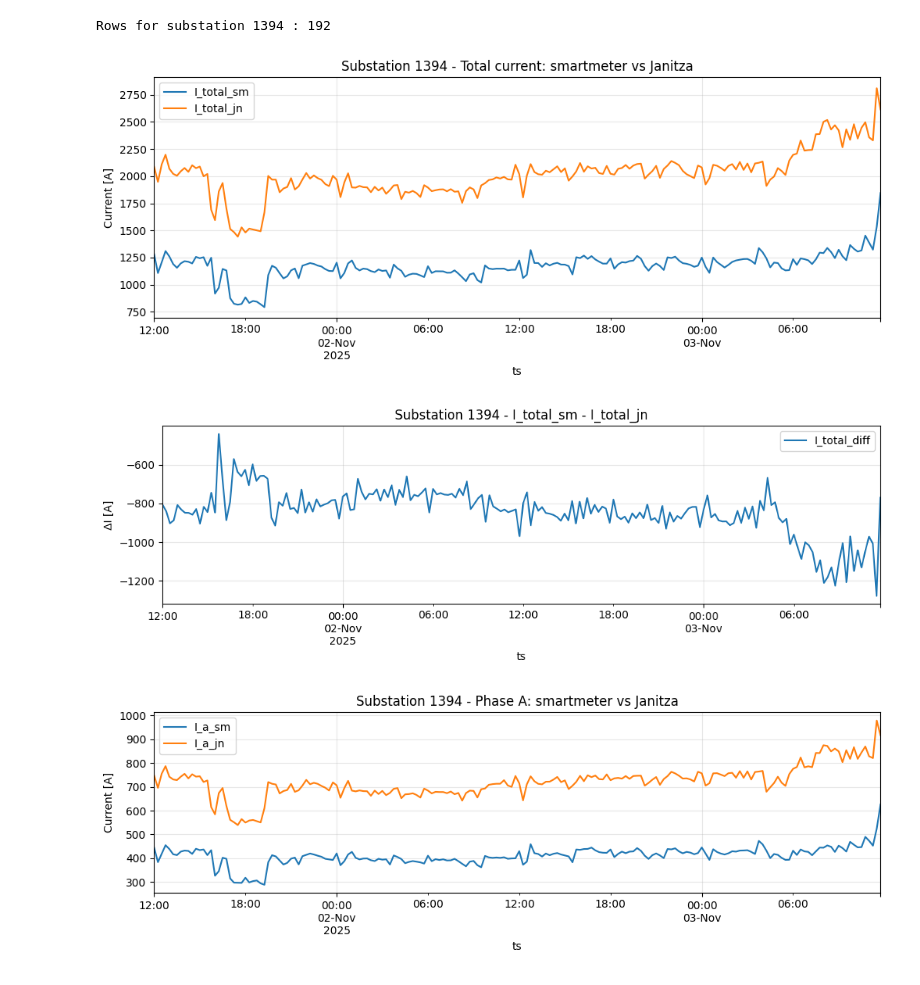
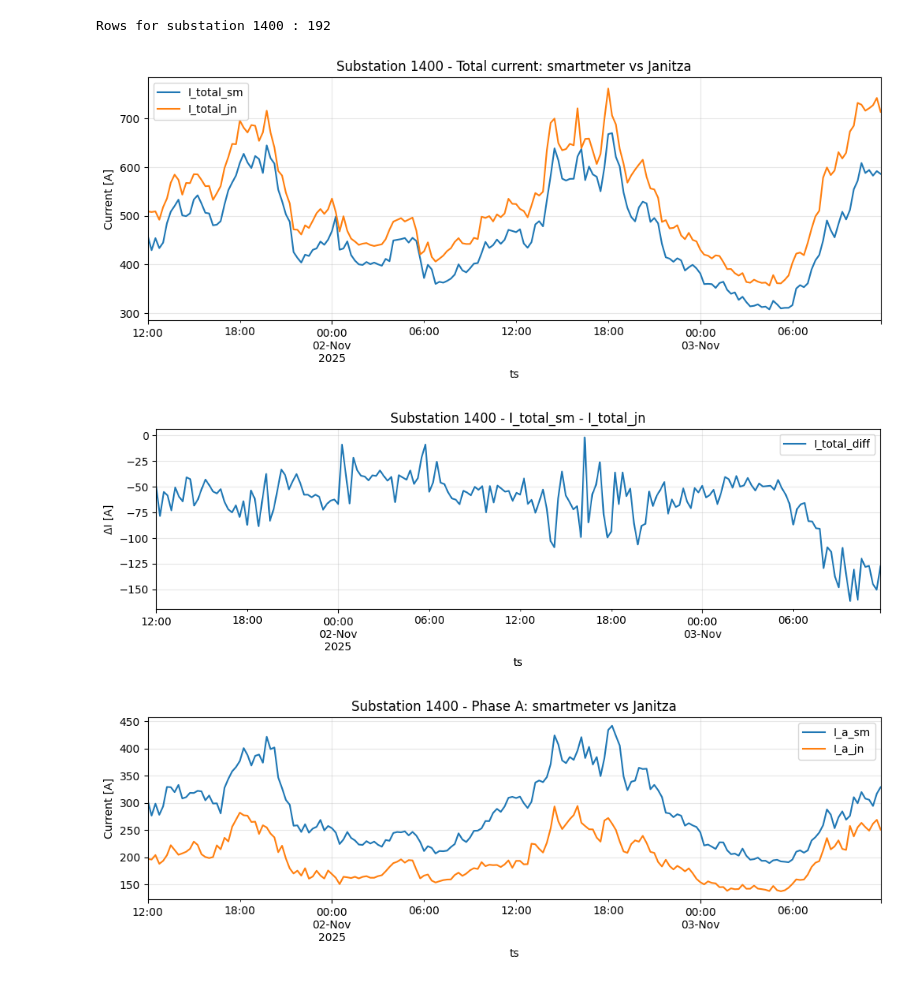
Before and after one commit to MindisBlank/Jasonaq_thesis, a Jupyter notebook: notebooks/smartmeter_vs_janitza.ipynb, the cells around one changed output. Cells and saved outputs as stored; diff of their text form; code cells hidden in the pictures.

```diff
--- a/notebooks/smartmeter_vs_janitza.ipynb
+++ b/notebooks/smartmeter_vs_janitza.ipynb
@@ -25,14 +25,14 @@ def parse_dnr(d):
     return int(digits)
 # %%
 # Paths assuming notebook is in src/phasebalance
-sm_path = "../data/smartmeter_15min_all_from_devices_20251101_20251103.parquet"
+sm_path = "../data/smartmeter_15min_all_from_devices_20251101_20251103_test.parquet"
 jn_path = "../data/janitza_15min_all_20251101_1200_20251103_1200.parquet"
 
 df_sm = pd.read_parquet(sm_path)
 df_jn = pd.read_parquet(jn_path)
 
 # List of substations / dnr_str values you want to exclude
-exclude_dnr = ["D0006", "D1133","D1508","D1160", "D1159", "D0841", "D1329", "D1340","D1554","D0604","D0029","D1390","D1021","D1357","D0707"]  # add more here later
+exclude_dnr = ["D0006", "D1133","D1554"]  # add more here later
 
 df_jn = df_jn[~df_jn["dnr_str"].isin(exclude_dnr)].copy()
 
@@ -104,5 +104,5 @@ Merged shape: (9023, 13)
 # %%
-sub = 1394  # change this to whatever you want
+sub = 1400  # change this to whatever you want
 
 sub_df = (
     merged[merged["substation_id"] == sub]
@@ -110,37 +110,37 @@ sub_df = (
     .sort_index()
 )
 
 print("Rows for substation", sub, ":", sub_df.shape[0])
 sub_df[["I_total_sm", "I_total_jn", "I_total_diff"]].head()
 
 ax = sub_df[["I_total_sm", "I_total_jn"]].plot(
     figsize=(12, 4),
     title=f"Substation {sub} - Total current: smartmeter vs Janitza",
 )
 ax.set_ylabel("Current [A]")
 ax.grid(True, alpha=0.3)
 plt.show()
 
 ax2 = sub_df[["I_total_diff"]].plot(
     figsize=(12, 3),
     title=f"Substation {sub} - I_total_sm - I_total_jn",
 )
 ax2.set_ylabel("ΔI [A]")
 ax2.grid(True, alpha=0.3)
 plt.show()
 
 ax3 = sub_df[["I_a_sm", "I_a_jn"]].plot(
     figsize=(12, 3),
     title=f"Substation {sub} - Phase A: smartmeter vs Janitza",
 )
 ax3.set_ylabel("Current [A]")
 ax3.grid(True, alpha=0.3)
 plt.show()
 # %% [output]
-Rows for substation 1394 : 192
+Rows for substation 1400 : 192
-[figure, old version]
+[figure, new version]
-[figure, old version]
+[figure, new version]
-[figure, old version]
+[figure, new version]
 # %%
 
 sub_stats = (
```
Also changed, not shown: parts of 13 cells of this notebook.
